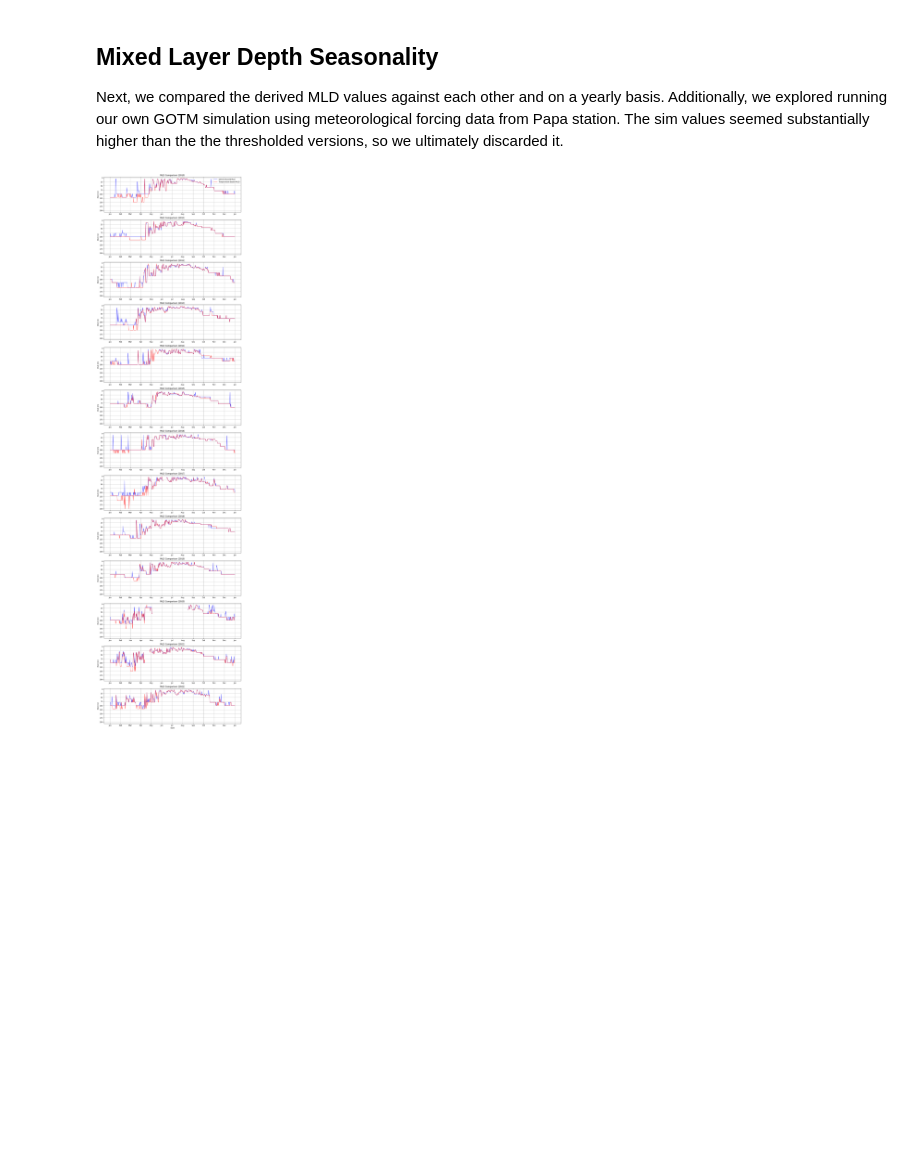
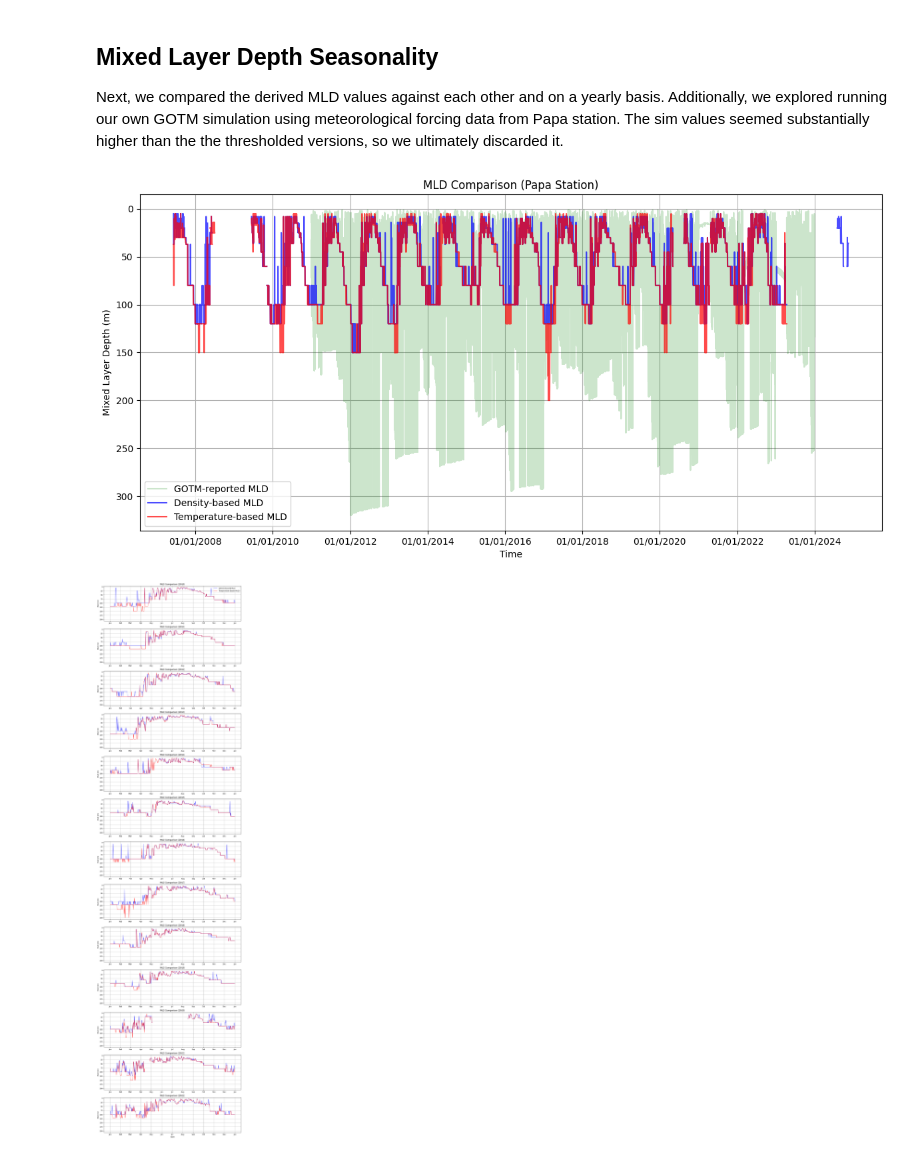
Before and after one commit to skortchmark9/Climate_ML, a Jupyter notebook: Project_2/main.ipynb, the cells around one changed output. Cells and saved outputs as stored; diff of their text form; code cells hidden in the pictures; blank space fills up the shorter version.

```diff
--- a/Project_2/main.ipynb
+++ b/Project_2/main.ipynb
@@ -111,8 +111,10 @@ Next, we compared the derived MLD values against each other and on a yearly basi
 # %%
 # code
 from determine_mld import plot_mld_comparison
 
-# plot_mld_comparison(density_based_mld, temperature_based_mld)
+plot_mld_comparison(density_based_mld, temperature_based_mld)
+# %% [output]
+[figure, added]
 # %%
 # code
 from determine_mld import plot_mld_comparison_by_year
```
Also changed, not shown: 3 other files.
